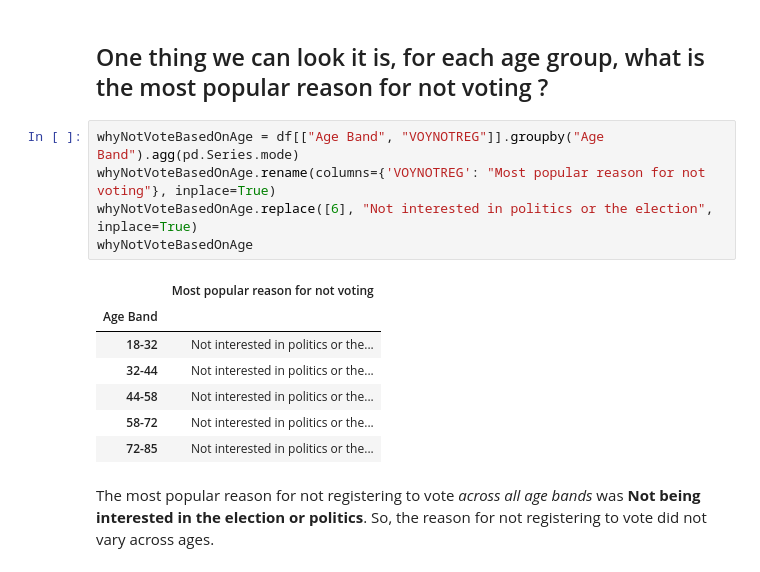
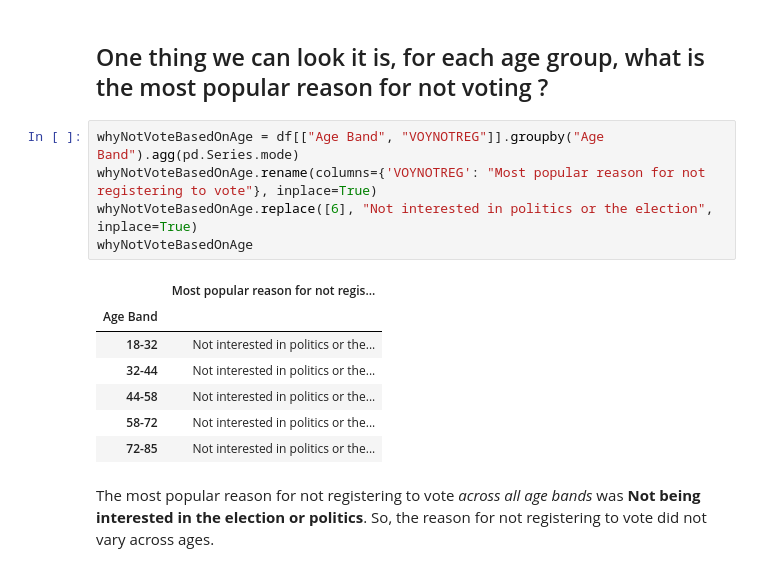
Before and after one commit to mdesilva/Data-Science, a Jupyter notebook: ASA2020FallDataChallenge/Analysis.ipynb, the cells around one changed output. Saved outputs shown, nothing was run; the diff lists cells and outputs as text.

```diff
--- a/ASA2020FallDataChallenge/Analysis.ipynb
+++ b/ASA2020FallDataChallenge/Analysis.ipynb
@@ -228,11 +228,11 @@ df = df[df["VOYNOTREG"] != 99]
 ## One thing we can look it is, for each age group, what is the most popular reason for not voting ?
 # %%
 whyNotVoteBasedOnAge = df[["Age Band", "VOYNOTREG"]].groupby("Age Band").agg(pd.Series.mode)
-whyNotVoteBasedOnAge.rename(columns={'VOYNOTREG': "Most popular reason for not voting"}, inplace=True)
+whyNotVoteBasedOnAge.rename(columns={'VOYNOTREG': "Most popular reason for not registering to vote"}, inplace=True)
 whyNotVoteBasedOnAge.replace([6], "Not interested in politics or the election", inplace=True)
 whyNotVoteBasedOnAge
 # %% [output]
-|  | Most popular reason for not voting |
+|  | Most popular reason for not regis... |
 | Age Band |  |
 | 18-32 | Not interested in politics or the... |
 | 32-44 | Not interested in politics or the... |
```
Also changed, not shown: parts of 1 cell of this notebook.
